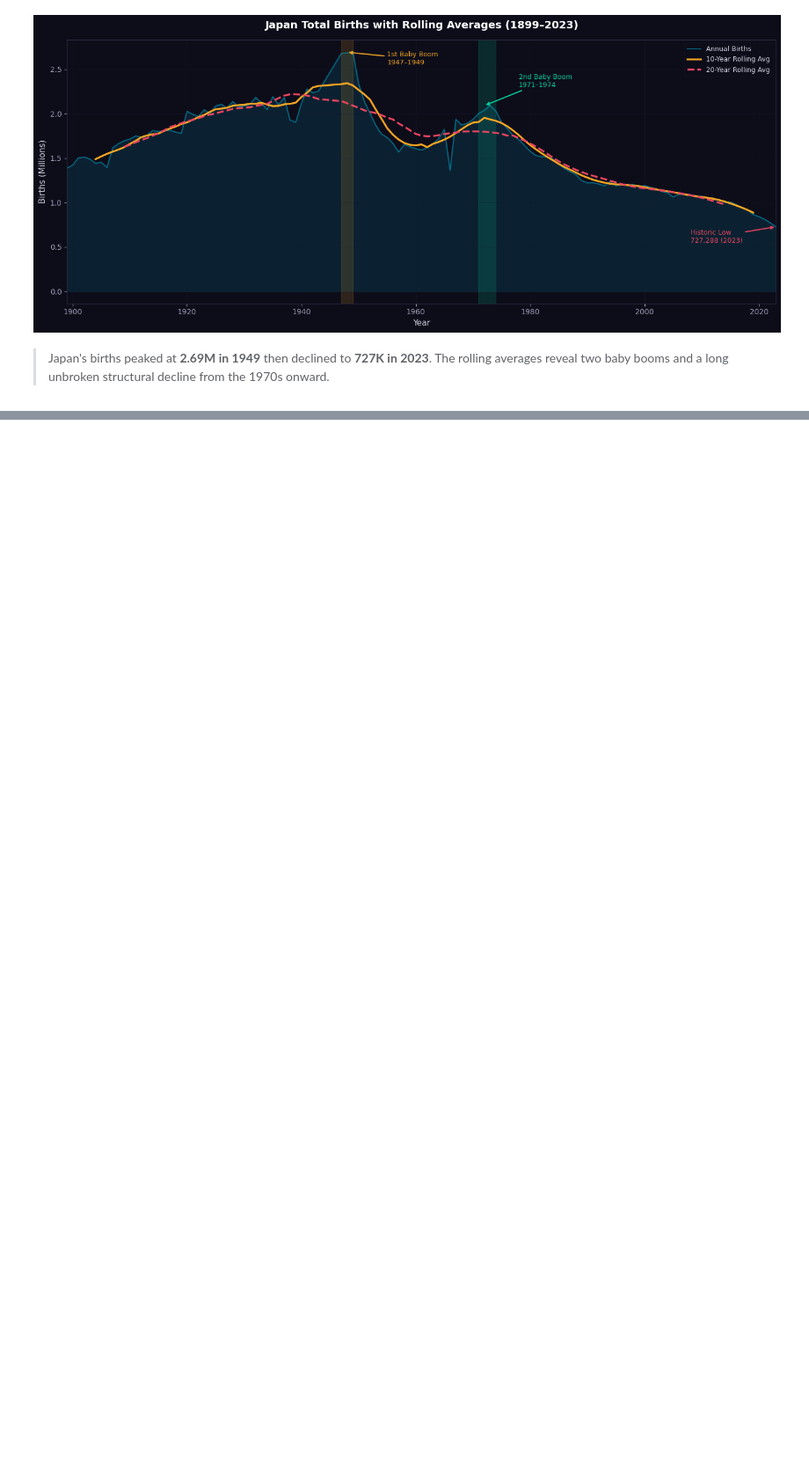
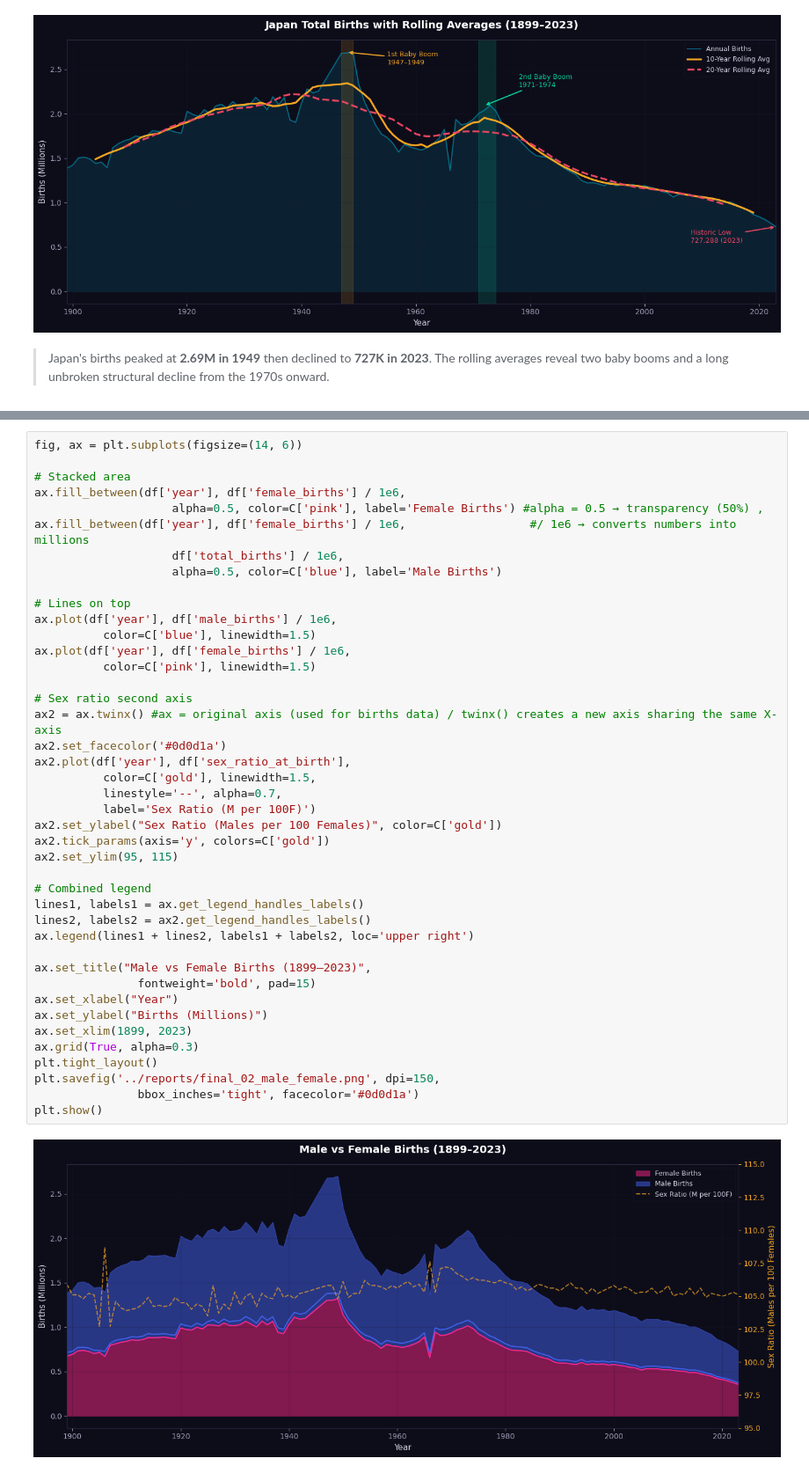
Before and after one commit to suzzzel5/Japan-Birth-Statistics-1899-2023-, a Jupyter notebook: notebooks/03_visuallzations.ipynb, the cells around one changed output, grey strips where cells are left out. Shown at 88% size. Saved outputs shown, nothing was run; the diff lists cells and outputs as text; blank space fills up the shorter version.

Commit message:
male and female  cbr vs trf

```diff
--- a/notebooks/03_visuallzations.ipynb
+++ b/notebooks/03_visuallzations.ipynb
@@ -150,0 +153,44 @@ plt.show()
+# %%
+fig, ax = plt.subplots(figsize=(14, 6))
+
+# Stacked area
+ax.fill_between(df['year'], df['female_births'] / 1e6,
+                    alpha=0.5, color=C['pink'], label='Female Births') #alpha = 0.5 → transparency (50%) ,
+ax.fill_between(df['year'], df['female_births'] / 1e6,                  #/ 1e6 → converts numbers into millions
+                    df['total_births'] / 1e6,
+                    alpha=0.5, color=C['blue'], label='Male Births')
+
+# Lines on top
+ax.plot(df['year'], df['male_births'] / 1e6,
+          color=C['blue'], linewidth=1.5)
+ax.plot(df['year'], df['female_births'] / 1e6,
+          color=C['pink'], linewidth=1.5)
+
+# Sex ratio second axis
+ax2 = ax.twinx() #ax = original axis (used for births data) / twinx() creates a new axis sharing the same X-axis
+ax2.set_facecolor('#0d0d1a')
+ax2.plot(df['year'], df['sex_ratio_at_birth'],
+          color=C['gold'], linewidth=1.5,
+          linestyle='--', alpha=0.7,
+          label='Sex Ratio (M per 100F)')
+ax2.set_ylabel("Sex Ratio (Males per 100 Females)", color=C['gold'])
+ax2.tick_params(axis='y', colors=C['gold'])
+ax2.set_ylim(95, 115)
+
+# Combined legend
+lines1, labels1 = ax.get_legend_handles_labels()
+lines2, labels2 = ax2.get_legend_handles_labels()
+ax.legend(lines1 + lines2, labels1 + labels2, loc='upper right')
+
+ax.set_title("Male vs Female Births (1899–2023)",
+               fontweight='bold', pad=15)
+ax.set_xlabel("Year")
+ax.set_ylabel("Births (Millions)")
+ax.set_xlim(1899, 2023)
+ax.grid(True, alpha=0.3)
+plt.tight_layout()
+plt.savefig('../reports/final_02_male_female.png', dpi=150,
+               bbox_inches='tight', facecolor='#0d0d1a')
+plt.show()
+# %% [output]
+[figure, added]
```
Also changed, not shown: parts of 5 cells of this notebook, 3 other files.
